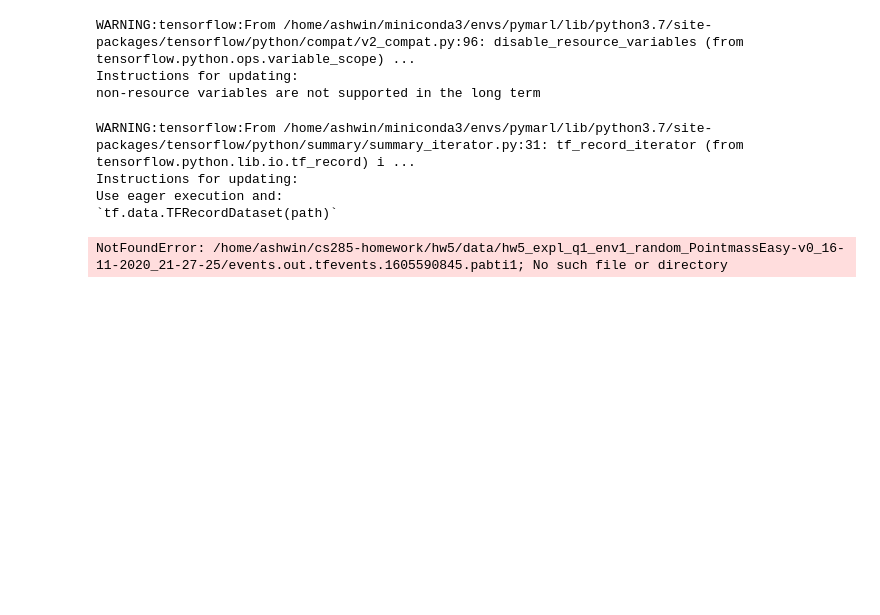
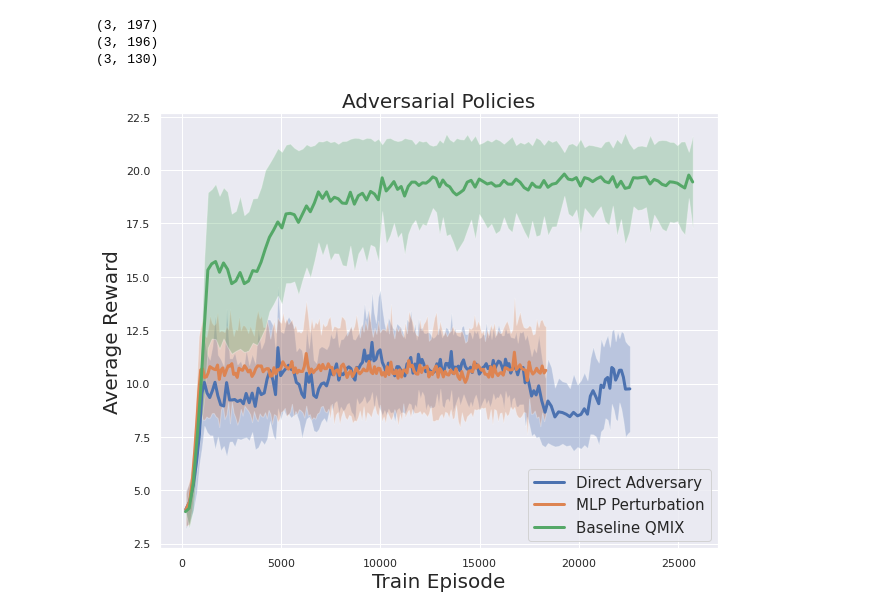
Before and after one commit to AVSurfer123/adversarial-cooperation, a Jupyter notebook: vis/image_viz.ipynb, the cells around one changed output. Drawn from its saved outputs; the diff is of its cells as text; code cells hidden in the pictures; blank space fills up the shorter version.

Commit message:
Fixed def_gan eval and added final viz

```diff
--- a/vis/image_viz.ipynb
+++ b/vis/image_viz.ipynb
@@ -27,12 +27,18 @@ def get_eval_results(file, field):
 def graph_lines(files, figsize=(10,8), style=''):
     fields = ['episode', 'return_mean', 'return_std']
     data = [[] for i in range(len(files))]
-
+    size = []
     for i in range(len(fields)):
         for j in range(len(files)):
-            data[j].append(get_eval_results(files[j], fields[i]))
+            results = get_eval_results(files[j], fields[i])
+            if i == 0:
+                size.append(len(results))
+            data[j].append(results[:size[j]])
 
     data = [np.array(d) for d in data]
+    data[2] = data[2][:, :130]
+    for d in data:
+        print(d.shape)
 
     plt.figure(figsize=figsize)
     for i in range(len(data)):
@@ -40,27 +46,21 @@ def graph_lines(files, figsize=(10,8), style=''):
         if len(data[i]) > 2:
             plt.fill_between(data[i][0], data[i][1] - data[i][2], data[i][1] + data[i][2], alpha=.3)
     return data
-# %% [output]
-WARNING:tensorflow:From /home/ashwin/miniconda3/envs/pymarl/lib/python3.7/site-packages/tensorflow/python/compat/v2_compat.py:96: disable_resource_variables (from tensorflow.python.ops.variable_scope) ...
-Instructions for updating:
-non-resource variables are not supported in the long term
-# %%
-q1a = ['/home/ashwin/cs285-homework/hw5/data/hw5_expl_q1_env1_random_PointmassEasy-v0_16-11-2020_21-27-25/events.out.tfevents.1605590845.pabti1',
-      '/home/ashwin/cs285-homework/hw5/data/hw5_expl_q1_env1_rnd_PointmassEasy-v0_16-11-2020_21-24-42/events.out.tfevents.1605590682.pabti1',
-      '/home/ashwin/cs285-homework/hw5/data/hw5_expl_q1_env2_random_PointmassHard-v0_16-11-2020_21-31-59/events.out.tfevents.1605591119.pabti1',
-      '/home/ashwin/cs285-homework/hw5/data/hw5_expl_q1_env2_rnd_PointmassHard-v0_16-11-2020_21-31-53/events.out.tfevents.1605591113.pabti1']
-
-
-graph_lines(q1a)
-
-plt.title("Unsupervised RND vs Random Exploration", fontsize=20)
-plt.xlabel("Train Env Steps", fontsize=20)
-plt.ylabel("Average Reward", fontsize=20)
-plt.legend(["Random, Easy", "RND, Easy", "Random, Hard", "RND, Hard"], fontsize=15)
-plt.show()
-# %% [output]
-WARNING:tensorflow:From /home/ashwin/miniconda3/envs/pymarl/lib/python3.7/site-packages/tensorflow/python/summary/summary_iterator.py:31: tf_record_iterator (from tensorflow.python.lib.io.tf_record) i ...
-Instructions for updating:
-Use eager execution and:
-`tf.data.TFRecordDataset(path)`
-NotFoundError: /home/ashwin/cs285-homework/hw5/data/hw5_expl_q1_env1_random_PointmassEasy-v0_16-11-2020_21-27-25/events.out.tfevents.1605590845.pabti1; No such file or directory
+# %%
+data = ['/home/ashwin/CollegeWork/CS285/adverserial-cooperation/pymarl/results/tb_logs/adv_dqn__2020-12-16_05-56-19/events.out.tfevents.1608098179.33767ce00e76',
+       '/home/ashwin/CollegeWork/CS285/adverserial-cooperation/pymarl/results/tb_logs/adv_dqn_gen_working/events.out.tfevents.1608057452.5ea5071b4932',
+       '/home/ashwin/CollegeWork/CS285/adverserial-cooperation/pymarl/results/tb_logs/qmix__2020-12-13_01-08-22/events.out.tfevents.1607821702.210402733cd0']
+
+
+graph_lines(data)
+
+plt.title("Adversarial Policies", fontsize=20)
+plt.xlabel("Train Episode", fontsize=20)
+plt.ylabel("Average Reward", fontsize=20)
+plt.legend(["Direct Adversary", "MLP Perturbation", "Baseline QMIX"], fontsize=15)
+plt.show()
+# %% [output]
+(3, 197)
+(3, 196)
+(3, 130)
+[figure, added]
```
Also changed, not shown: parts of 4 cells of this notebook, 3 other files.
